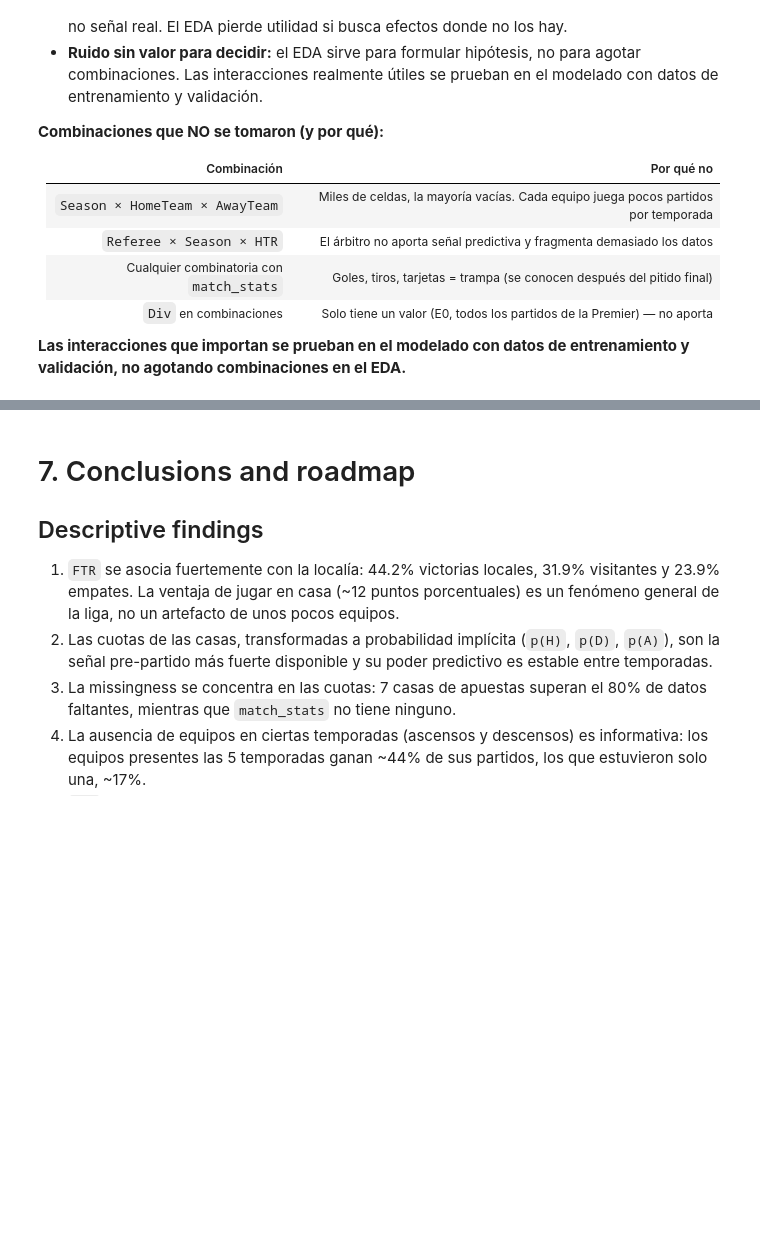
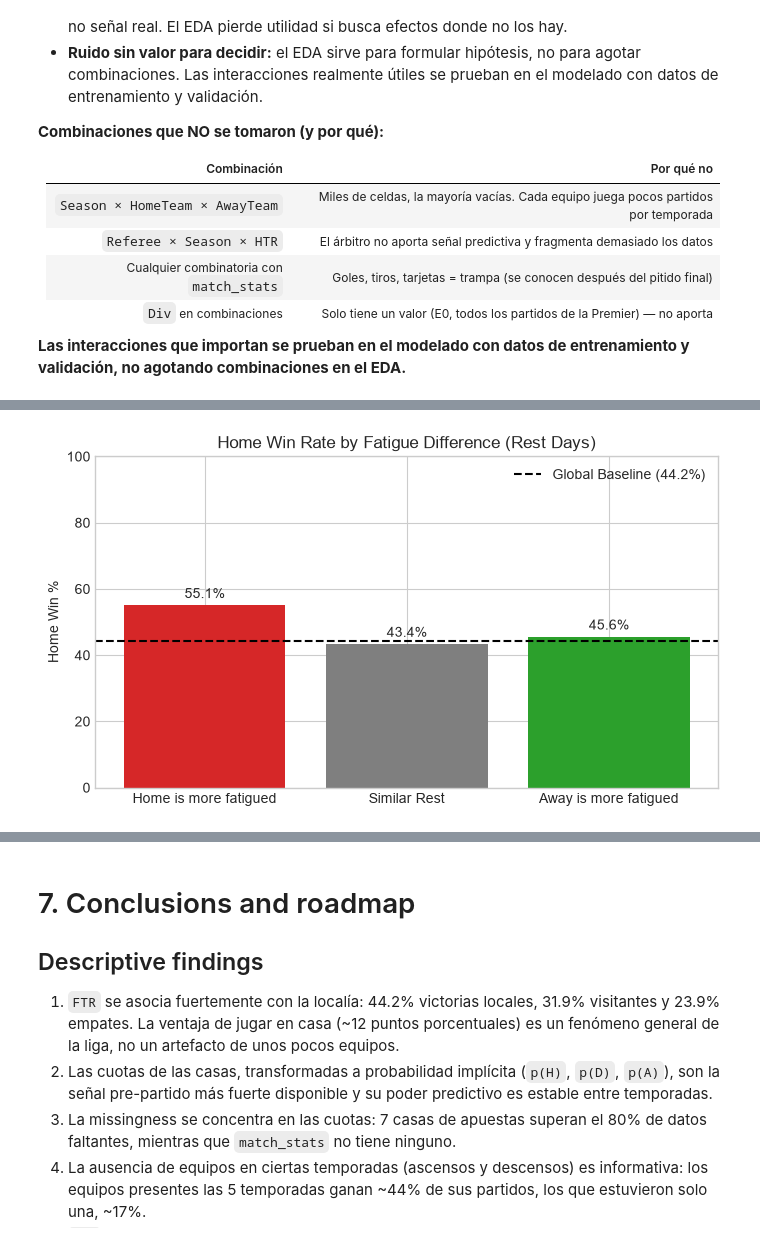
Before and after one commit to errodd/premier_league_football_predictor, a Jupyter notebook: notebooks/EDA.ipynb, the cells around one changed output, grey strips where cells are left out. Drawn from its saved outputs; the diff is of its cells as text; code cells hidden in the pictures; blank space fills up the shorter version.

```diff
--- a/notebooks/EDA.ipynb
+++ b/notebooks/EDA.ipynb
@@ -1823,0 +1947,44 @@ El EDA ya cubrió las interacciones de 2 vías con señal (favorito × localía,
+# %%
+# 1. Calculate Rest Days using the already sorted team_matches dataframe
+team_matches['RestDays'] = team_matches.groupby('Team')['Date_dt'].diff().dt.days
+
+# Fill the first match of the season with a standard off-season value (e.g., 30 days)
+team_matches['RestDays'] = team_matches['RestDays'].fillna(30)
+
+# 2. Merge back into the main DataFrame
+home_rest = team_matches[team_matches['is_home'] == True][['Date_dt', 'Team', 'RestDays']]
+away_rest = team_matches[team_matches['is_home'] == False][['Date_dt', 'Team', 'RestDays']]
+
+premier_df = premier_df.merge(home_rest.rename(columns={'Team': 'HomeTeam', 'RestDays': 'HomeRestDays'}), on=['Date_dt', 'HomeTeam'], how='left')
+premier_df = premier_df.merge(away_rest.rename(columns={'Team': 'AwayTeam', 'RestDays': 'AwayRestDays'}), on=['Date_dt', 'AwayTeam'], how='left')
+
+# 3. Calculate Rest Difference
+premier_df['Rest_Diff'] = premier_df['HomeRestDays'] - premier_df['AwayRestDays']
+
+# --- Plotting the Evidence ---
+fatigue_analysis = premier_df.dropna(subset=['Rest_Diff']).copy()
+fatigue_analysis['HomeWin'] = fatigue_analysis['FTR'].eq('H').astype(int)
+
+# Cap extreme rest differences (e.g., season breaks) to focus on normal congested fixtures
+fatigue_analysis['Rest_Diff_Capped'] = fatigue_analysis['Rest_Diff'].clip(lower=-7, upper=7)
+
+fatigue_analysis['Fatigue_Category'] = pd.cut(
+    fatigue_analysis['Rest_Diff_Capped'],
+    bins=[-8, -3, 2, 8],
+    labels=['Home is more fatigued', 'Similar Rest', 'Away is more fatigued']
+)
+
+fatigue_summary = fatigue_analysis.groupby('Fatigue_Category', observed=True).agg(
+    Home_Win_Rate=('HomeWin', lambda x: x.mean() * 100)
+).round(1)
+
+fig, ax = plt.subplots(figsize=(7, 4))
+bars = ax.bar(fatigue_summary.index, fatigue_summary['Home_Win_Rate'], color=['#D62728', '#7F7F7F', '#2CA02C'])
+ax.set(title='Home Win Rate by Fatigue Difference (Rest Days)', ylabel='Home Win %', ylim=(0, 100))
+ax.axhline(44.2, color='black', linestyle='--', label='Global Baseline (44.2%)')
+for container in ax.containers: ax.bar_label(container, fmt='%.1f%%', padding=3, size=10)
+ax.legend()
+plt.tight_layout()
+plt.show()
+# %% [output]
+[figure, added]
```
Also changed, not shown: parts of 8 cells of this notebook.
